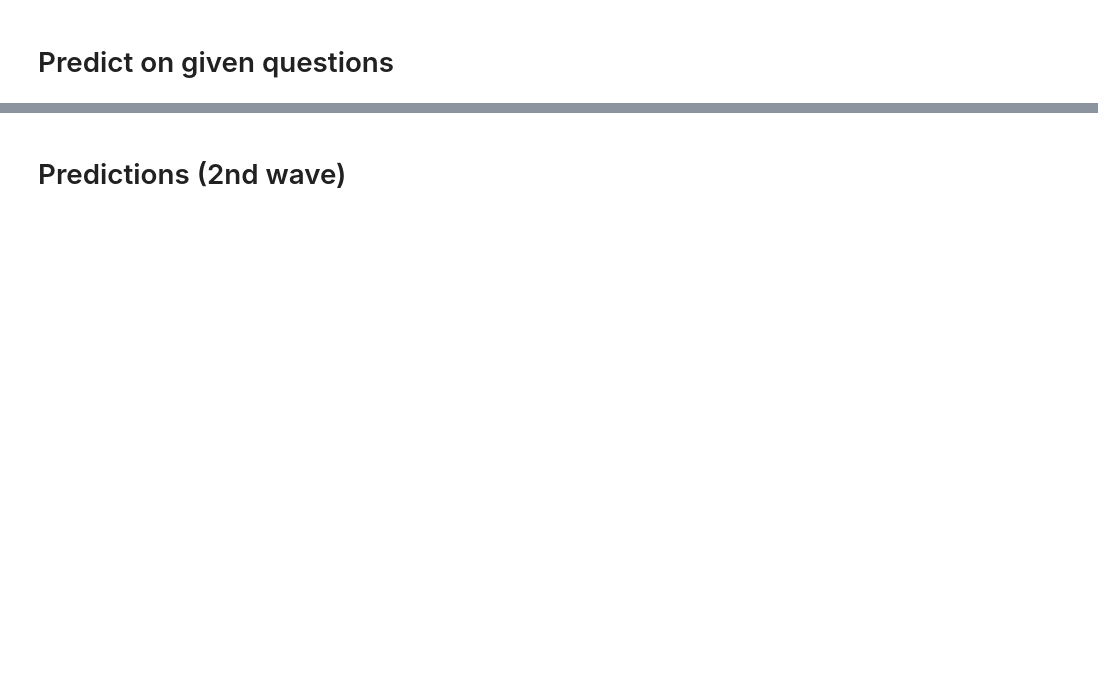
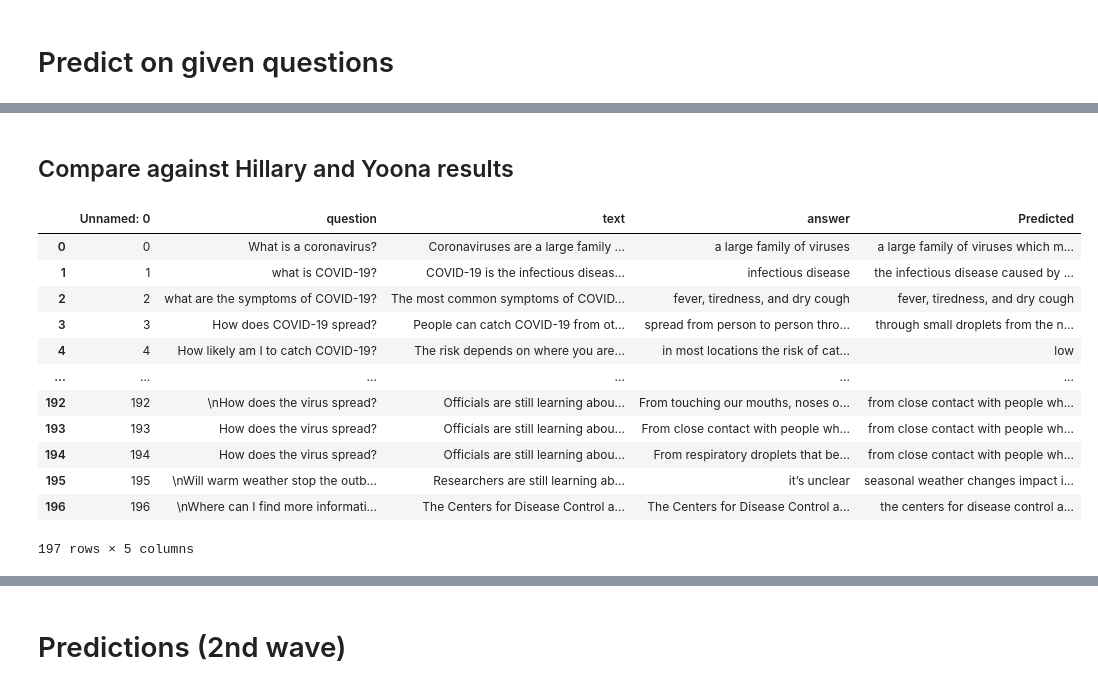
Before and after one commit to johntiger1/hugging-face-generation, a Jupyter notebook: Copy_of_t5_trivia.ipynb, the cells around one changed output, grey strips where cells are left out. Cells and saved outputs as stored; diff of their text form; code cells hidden in the pictures; blank space fills up the shorter version.

```diff
--- a/Copy_of_t5_trivia.ipynb
+++ b/Copy_of_t5_trivia.ipynb
@@ -1139,0 +1373,4 @@ plt.savefig("LengthDistributionComparison_COVID_GQA")
+# %% [markdown]
+## Compare against Hillary and Yoona results
+# %%
+yoona_df = pd.read_csv(os.path.join(BASE_DIR, "results", "analysis", "albert_cleaned_CORD19_test_General_df_Yoona.csv"))
@@ -1139,0 +1379,16 @@ plt.savefig("LengthDistributionComparison_COVID_GQA")
+# %%
+yoona_df
+# %% [output]
+|  | Unnamed: 0 | question | text | answer | Predicted |
+| 0 | 0 | What is a coronavirus? | Coronaviruses are a large family ... | a large family of viruses | a large family of viruses which m... |
+| 1 | 1 | what is COVID-19? | COVID-19 is the infectious diseas... | infectious disease | the infectious disease caused by ... |
+| 2 | 2 | what are the symptoms of COVID-19? | The most common symptoms of COVID... | fever, tiredness, and dry cough | fever, tiredness, and dry cough |
+| 3 | 3 | How does COVID-19 spread? | People can catch COVID-19 from ot... | spread from person to person thro... | through small droplets from the n... |
+| 4 | 4 | How likely am I to catch COVID-19? | The risk depends on where you are... | in most locations the risk of cat... | low |
+| ... | ... | ... | ... | ... | ... |
+| 192 | 192 | \nHow does the virus spread? | Officials are still learning abou... | From touching our mouths, noses o... | from close contact with people wh... |
+| 193 | 193 | How does the virus spread? | Officials are still learning abou... | From close contact with people wh... | from close contact with people wh... |
+| 194 | 194 | How does the virus spread? | Officials are still learning abou... | From respiratory droplets that be... | from close contact with people wh... |
+| 195 | 195 | \nWill warm weather stop the outb... | Researchers are still learning ab... | it’s unclear | seasonal weather changes impact i... |
+| 196 | 196 | \nWhere can I find more informati... | The Centers for Disease Control a... | The Centers for Disease Control a... | the centers for disease control a... |
+197 rows × 5 columns
```
Also changed, not shown: parts of 80 cells of this notebook.
